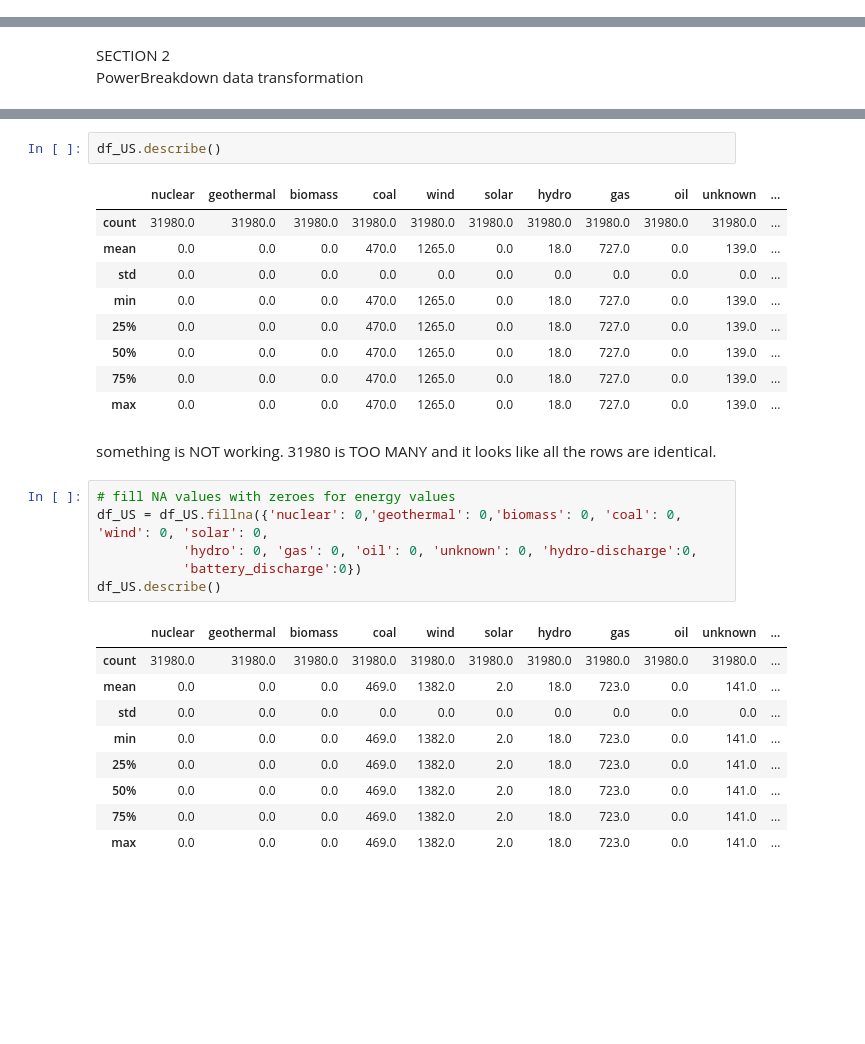
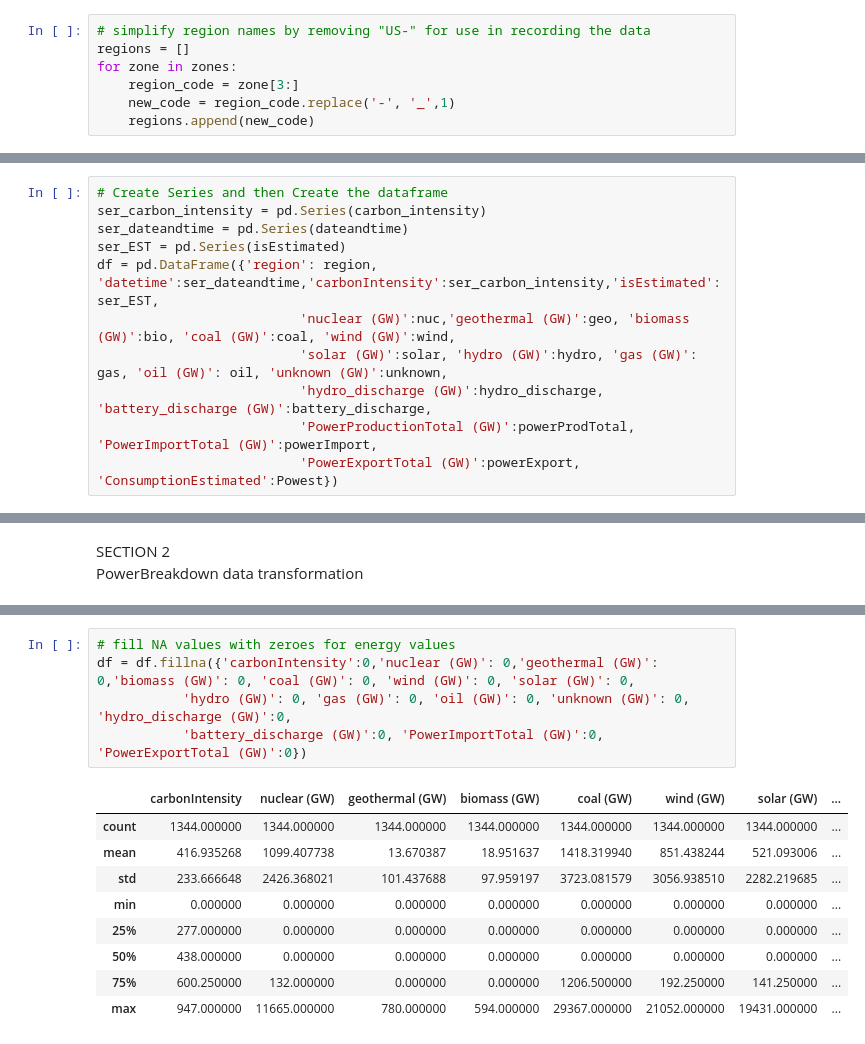
Before and after one commit to BlufferMK/UnitedStatesEnergyData, a Jupyter notebook: Elec_Generation_US.ipynb, the cells around one changed output, grey strips where cells are left out. Cells and saved outputs as stored; diff of their text form; blank space fills up the shorter version.

Commit message:
updated code and data cached untracked

```diff
--- a/Elec_Generation_US.ipynb
+++ b/Elec_Generation_US.ipynb
@@ -23,3 +20,10 @@ zones = ["US-SW-PNM", "US-SW-EPE", "US-SW-WALC", "US-NW-PACE", "US-NW-PSCO", "US
           "US-NE-ISNE", "US-NW-BPAT", "US-NW-CHPD", "US-NW-DOPD", "US-NW-GCPD", "US-NW-GRID",  "US-NW-IPCO" , "US-NW-NWMT", "US-NW-NEVP",
            "US-NW-PACW",  "US-NW-PGE", "US-NW-PSEI", "US-NW-SCL", "US-NW-TPWR", "US-NW-WAUW", "US-NY-NYIS", "US-SE-SEPA", "US-SE-SOCO" ,
            "US-TEN-TVA"]
+# %%
+# simplify region names by removing "US-" for use in recording the data
+regions = []
+for zone in zones:
+    region_code = zone[3:]
+    new_code = region_code.replace('-', '_',1)
+    regions.append(new_code)
@@ -50,0 +123,11 @@ for idx, pburl in enumerate(pburls):
+# %%
+# Create Series and then Create the dataframe
+ser_carbon_intensity = pd.Series(carbon_intensity)
+ser_dateandtime = pd.Series(dateandtime)
+ser_EST = pd.Series(isEstimated)
+df = pd.DataFrame({'region': region, 'datetime':ser_dateandtime,'carbonIntensity':ser_carbon_intensity,'isEstimated':ser_EST,
+                          'nuclear (GW)':nuc,'geothermal (GW)':geo, 'biomass (GW)':bio, 'coal (GW)':coal, 'wind (GW)':wind,
+                          'solar (GW)':solar, 'hydro (GW)':hydro, 'gas (GW)': gas, 'oil (GW)': oil, 'unknown (GW)':unknown,
+                          'hydro_discharge (GW)':hydro_discharge, 'battery_discharge (GW)':battery_discharge,
+                          'PowerProductionTotal (GW)':powerProdTotal, 'PowerImportTotal (GW)':powerImport,
+                          'PowerExportTotal (GW)':powerExport, 'ConsumptionEstimated':Powest})
@@ -118,30 +151,15 @@ for reg in range(len(zones)):
-# %%
-df_US.describe()
-# %% [output]
-|  | nuclear | geothermal | biomass | coal | wind | solar | hydro | gas | oil | unknown | ... |
-| count | 31980.0 | 31980.0 | 31980.0 | 31980.0 | 31980.0 | 31980.0 | 31980.0 | 31980.0 | 31980.0 | 31980.0 | ... |
-| mean | 0.0 | 0.0 | 0.0 | 470.0 | 1265.0 | 0.0 | 18.0 | 727.0 | 0.0 | 139.0 | ... |
-| std | 0.0 | 0.0 | 0.0 | 0.0 | 0.0 | 0.0 | 0.0 | 0.0 | 0.0 | 0.0 | ... |
-| min | 0.0 | 0.0 | 0.0 | 470.0 | 1265.0 | 0.0 | 18.0 | 727.0 | 0.0 | 139.0 | ... |
-| 25% | 0.0 | 0.0 | 0.0 | 470.0 | 1265.0 | 0.0 | 18.0 | 727.0 | 0.0 | 139.0 | ... |
-| 50% | 0.0 | 0.0 | 0.0 | 470.0 | 1265.0 | 0.0 | 18.0 | 727.0 | 0.0 | 139.0 | ... |
-| 75% | 0.0 | 0.0 | 0.0 | 470.0 | 1265.0 | 0.0 | 18.0 | 727.0 | 0.0 | 139.0 | ... |
-| max | 0.0 | 0.0 | 0.0 | 470.0 | 1265.0 | 0.0 | 18.0 | 727.0 | 0.0 | 139.0 | ... |
-# %% [markdown]
-something is NOT working.  31980 is TOO MANY   and it looks like all the rows are identical.
 # %%
 # fill NA values with zeroes for energy values
-df_US = df_US.fillna({'nuclear': 0,'geothermal': 0,'biomass': 0, 'coal': 0, 'wind': 0, 'solar': 0,
-           'hydro': 0, 'gas': 0, 'oil': 0, 'unknown': 0, 'hydro-discharge':0,
-           'battery_discharge':0})
-df_US.describe()
+df = df.fillna({'carbonIntensity':0,'nuclear (GW)': 0,'geothermal (GW)': 0,'biomass (GW)': 0, 'coal (GW)': 0, 'wind (GW)': 0, 'solar (GW)': 0,
+           'hydro (GW)': 0, 'gas (GW)': 0, 'oil (GW)': 0, 'unknown (GW)': 0, 'hydro_discharge (GW)':0,
+           'battery_discharge (GW)':0, 'PowerImportTotal (GW)':0, 'PowerExportTotal (GW)':0})
 # %% [output]
-|  | nuclear | geothermal | biomass | coal | wind | solar | hydro | gas | oil | unknown | ... |
-| count | 31980.0 | 31980.0 | 31980.0 | 31980.0 | 31980.0 | 31980.0 | 31980.0 | 31980.0 | 31980.0 | 31980.0 | ... |
-| mean | 0.0 | 0.0 | 0.0 | 469.0 | 1382.0 | 2.0 | 18.0 | 723.0 | 0.0 | 141.0 | ... |
-| std | 0.0 | 0.0 | 0.0 | 0.0 | 0.0 | 0.0 | 0.0 | 0.0 | 0.0 | 0.0 | ... |
-| min | 0.0 | 0.0 | 0.0 | 469.0 | 1382.0 | 2.0 | 18.0 | 723.0 | 0.0 | 141.0 | ... |
-| 25% | 0.0 | 0.0 | 0.0 | 469.0 | 1382.0 | 2.0 | 18.0 | 723.0 | 0.0 | 141.0 | ... |
-| 50% | 0.0 | 0.0 | 0.0 | 469.0 | 1382.0 | 2.0 | 18.0 | 723.0 | 0.0 | 141.0 | ... |
-| 75% | 0.0 | 0.0 | 0.0 | 469.0 | 1382.0 | 2.0 | 18.0 | 723.0 | 0.0 | 141.0 | ... |
-| max | 0.0 | 0.0 | 0.0 | 469.0 | 1382.0 | 2.0 | 18.0 | 723.0 | 0.0 | 141.0 | ... |
+|  | carbonIntensity | nuclear (GW) | geothermal (GW) | biomass (GW) | coal (GW) | wind (GW) | solar (GW) | ... |
+| count | 1344.000000 | 1344.000000 | 1344.000000 | 1344.000000 | 1344.000000 | 1344.000000 | 1344.000000 | ... |
+| mean | 416.935268 | 1099.407738 | 13.670387 | 18.951637 | 1418.319940 | 851.438244 | 521.093006 | ... |
+| std | 233.666648 | 2426.368021 | 101.437688 | 97.959197 | 3723.081579 | 3056.938510 | 2282.219685 | ... |
+| min | 0.000000 | 0.000000 | 0.000000 | 0.000000 | 0.000000 | 0.000000 | 0.000000 | ... |
+| 25% | 277.000000 | 0.000000 | 0.000000 | 0.000000 | 0.000000 | 0.000000 | 0.000000 | ... |
+| 50% | 438.000000 | 0.000000 | 0.000000 | 0.000000 | 0.000000 | 0.000000 | 0.000000 | ... |
+| 75% | 600.250000 | 132.000000 | 0.000000 | 0.000000 | 1206.500000 | 192.250000 | 141.250000 | ... |
+| max | 947.000000 | 11665.000000 | 780.000000 | 594.000000 | 29367.000000 | 21052.000000 | 19431.000000 | ... |
```
Also changed, not shown: parts of 28 cells of this notebook, 46 other files.
